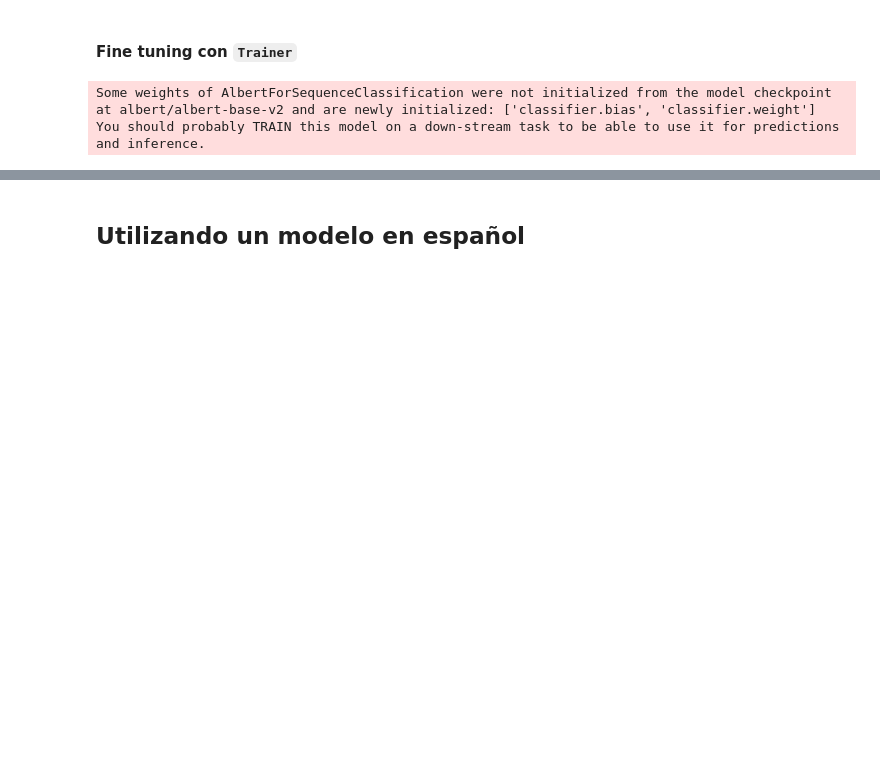
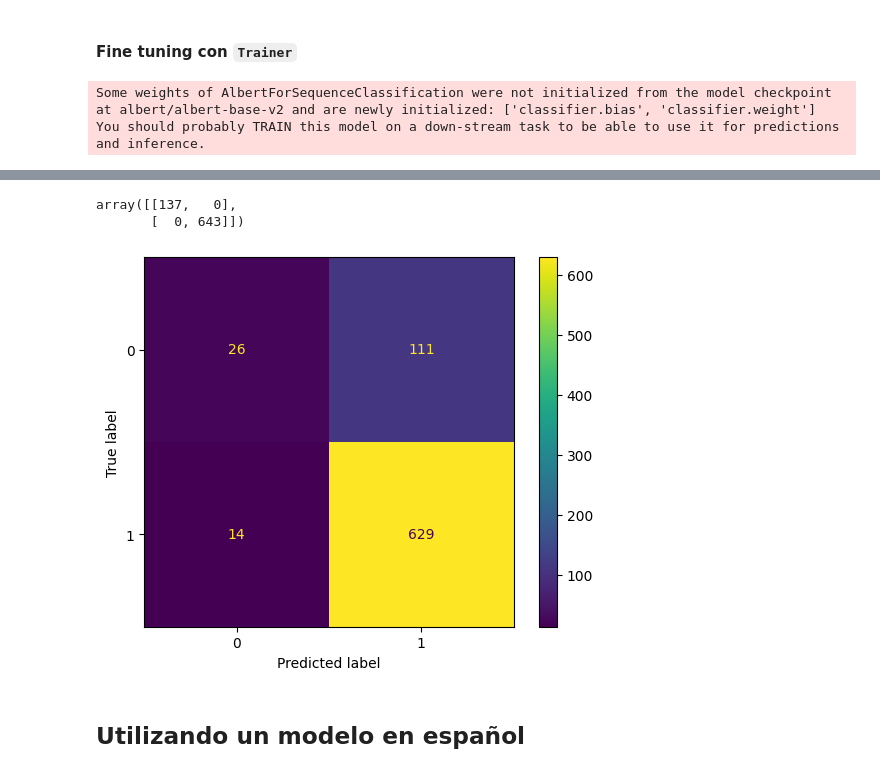
Before and after one commit to jmartingv/mcd-hw, a Jupyter notebook: pln-curso/tarea6/13-BERT-SentimentAnalysis.ipynb, the cells around one changed output, grey strips where cells are left out. Saved outputs shown, nothing was run; the diff lists cells and outputs as text; code cells hidden in the pictures; blank space fills up the shorter version.

```diff
--- a/pln-curso/tarea6/13-BERT-SentimentAnalysis.ipynb
+++ b/pln-curso/tarea6/13-BERT-SentimentAnalysis.ipynb
@@ -939,0 +363,4 @@ Test Evaluation Results: {'eval_loss': 0.5799967646598816, 'eval_runtime': 3.188
+# %%
+from sklearn.metrics import ConfusionMatrixDisplay, confusion_matrix
+
+y_pred = trainer.predict(tokenized_test_dataset)
@@ -940,3 +369,14 @@ Test Evaluation Results: {'eval_loss': 0.5799967646598816, 'eval_runtime': 3.188
+# %%
+confusion_matrix(y_test,y_pred.label_ids)
+# %% [output]
+array([[137,   0],
+       [  0, 643]])
+# %%
+disp = ConfusionMatrixDisplay(confusion_matrix(y_test,np.argmax(y_pred.predictions, axis=1)))
+disp.plot()
+plt.show()
+# %% [output]
+[figure, added]
 # %% [markdown]
 ## Utilizando un modelo en español
 # %% [markdown]
```
Also changed, not shown: parts of 95 cells of this notebook, 1 other file.
